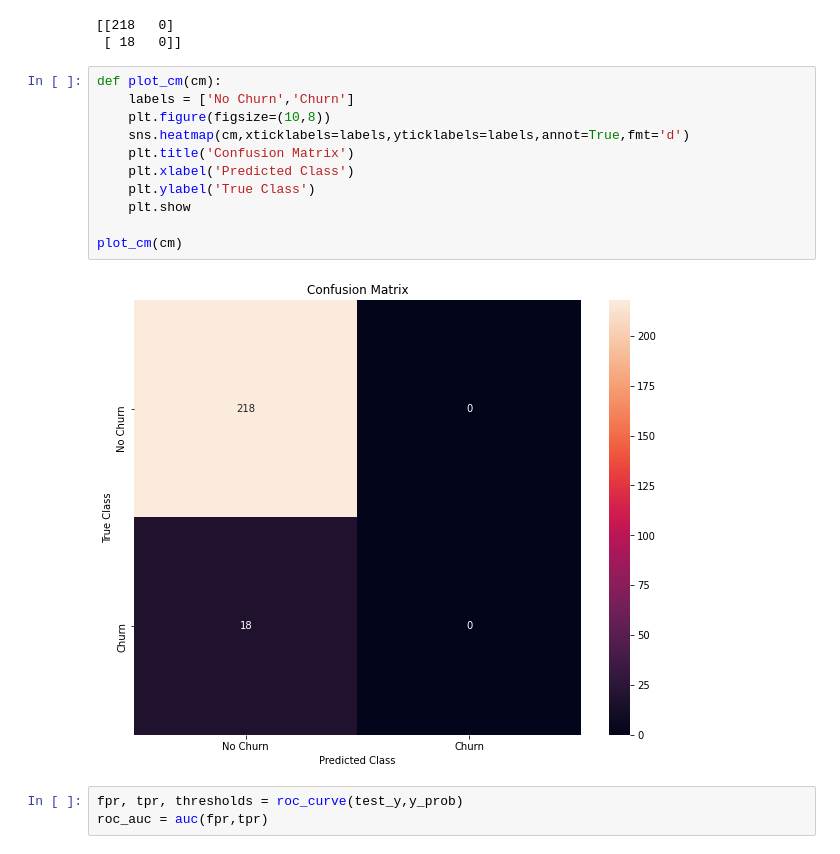
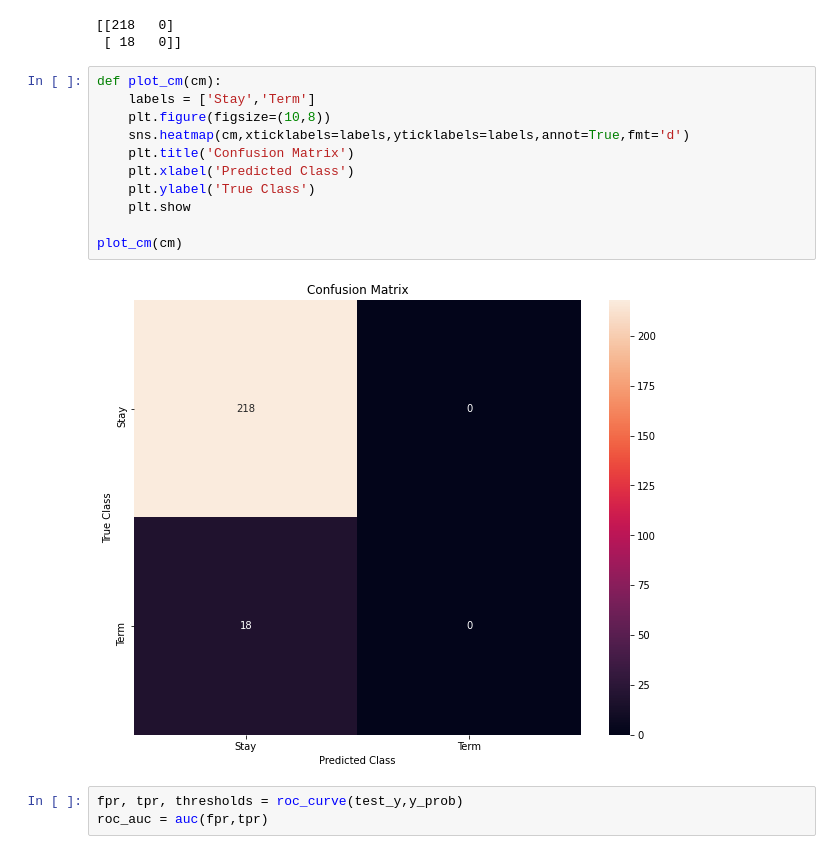
Before and after one commit to dicy-adams-imprivata/ebard, a Jupyter notebook: burnout_model.ipynb, the cells around one changed output. Drawn from its saved outputs; the diff is of its cells as text.

```diff
--- a/burnout_model.ipynb
+++ b/burnout_model.ipynb
@@ -142,17 +142,17 @@ print(cm)
  [ 18   0]]
 # %%
 def plot_cm(cm):
-    labels = ['No Churn','Churn']
+    labels = ['Stay','Term']
     plt.figure(figsize=(10,8))
     sns.heatmap(cm,xticklabels=labels,yticklabels=labels,annot=True,fmt='d')
     plt.title('Confusion Matrix')
     plt.xlabel('Predicted Class')
     plt.ylabel('True Class')
     plt.show
 
 plot_cm(cm)
 # %% [output]
-[figure, old version]
+[figure, new version]
 # %%
 fpr, tpr, thresholds = roc_curve(test_y,y_prob)
 roc_auc = auc(fpr,tpr)
```
Also changed, not shown: parts of 2 cells of this notebook.
